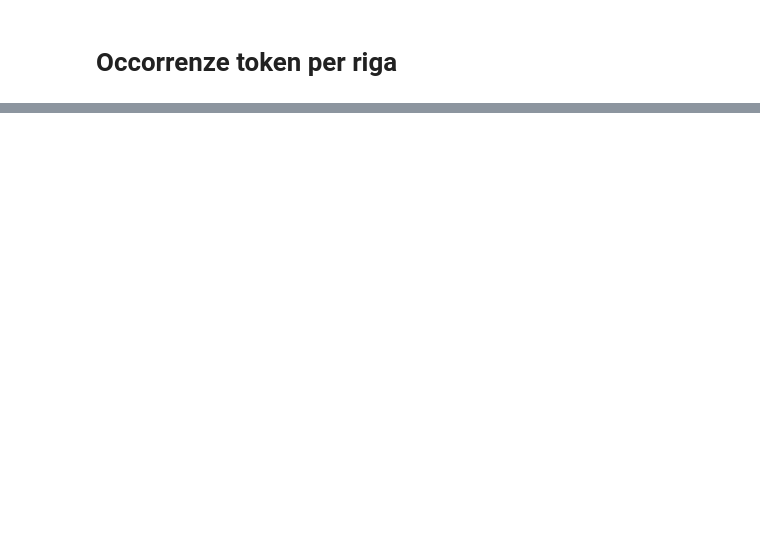
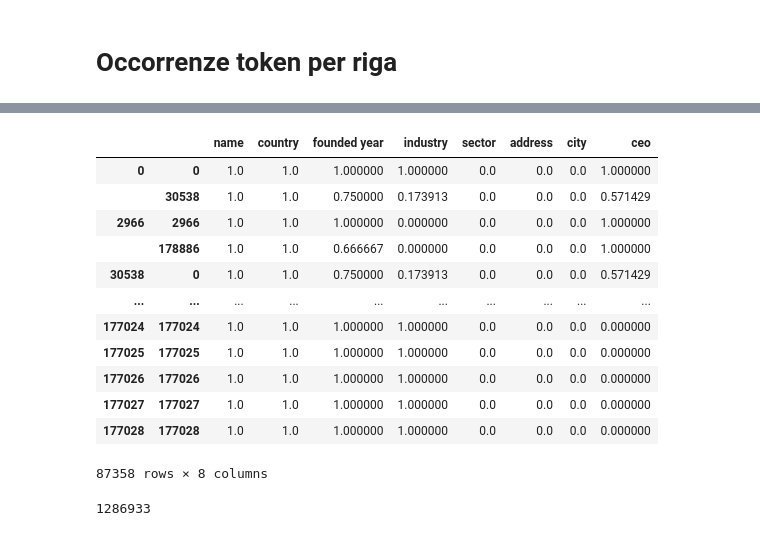
Before and after one commit to DDDavides/IDD_HW8, a Jupyter notebook: python_script/schema_matching/record_linkage.ipynb, the cells around one changed output, grey strips where cells are left out. Cells and saved outputs as stored; diff of their text form; code cells hidden in the pictures; blank space fills up the shorter version.

```diff
--- a/python_script/schema_matching/record_linkage.ipynb
+++ b/python_script/schema_matching/record_linkage.ipynb
@@ -53,0 +121,20 @@ ValueError: Grouper for '<class 'pandas.core.frame.DataFrame'>' not 1-dimensiona
+# %%
+features = features[features.sum(axis=1) > 3]
+# %% [output]
+|  |  | name | country | founded year | industry | sector | address | city | ceo |
+| 0 | 0 | 1.0 | 1.0 | 1.000000 | 1.000000 | 0.0 | 0.0 | 0.0 | 1.000000 |
+|  | 30538 | 1.0 | 1.0 | 0.750000 | 0.173913 | 0.0 | 0.0 | 0.0 | 0.571429 |
+| 2966 | 2966 | 1.0 | 1.0 | 1.000000 | 0.000000 | 0.0 | 0.0 | 0.0 | 1.000000 |
+|  | 178886 | 1.0 | 1.0 | 0.666667 | 0.000000 | 0.0 | 0.0 | 0.0 | 1.000000 |
+| 30538 | 0 | 1.0 | 1.0 | 0.750000 | 0.173913 | 0.0 | 0.0 | 0.0 | 0.571429 |
+| ... | ... | ... | ... | ... | ... | ... | ... | ... | ... |
+| 177024 | 177024 | 1.0 | 1.0 | 1.000000 | 1.000000 | 0.0 | 0.0 | 0.0 | 0.000000 |
+| 177025 | 177025 | 1.0 | 1.0 | 1.000000 | 1.000000 | 0.0 | 0.0 | 0.0 | 0.000000 |
+| 177026 | 177026 | 1.0 | 1.0 | 1.000000 | 1.000000 | 0.0 | 0.0 | 0.0 | 0.000000 |
+| 177027 | 177027 | 1.0 | 1.0 | 1.000000 | 1.000000 | 0.0 | 0.0 | 0.0 | 0.000000 |
+| 177028 | 177028 | 1.0 | 1.0 | 1.000000 | 1.000000 | 0.0 | 0.0 | 0.0 | 0.000000 |
+87358 rows × 8 columns
+# %%
+len(features)
+# %% [output]
+1286933
```
Also changed, not shown: parts of 16 cells of this notebook, 16 other files.
